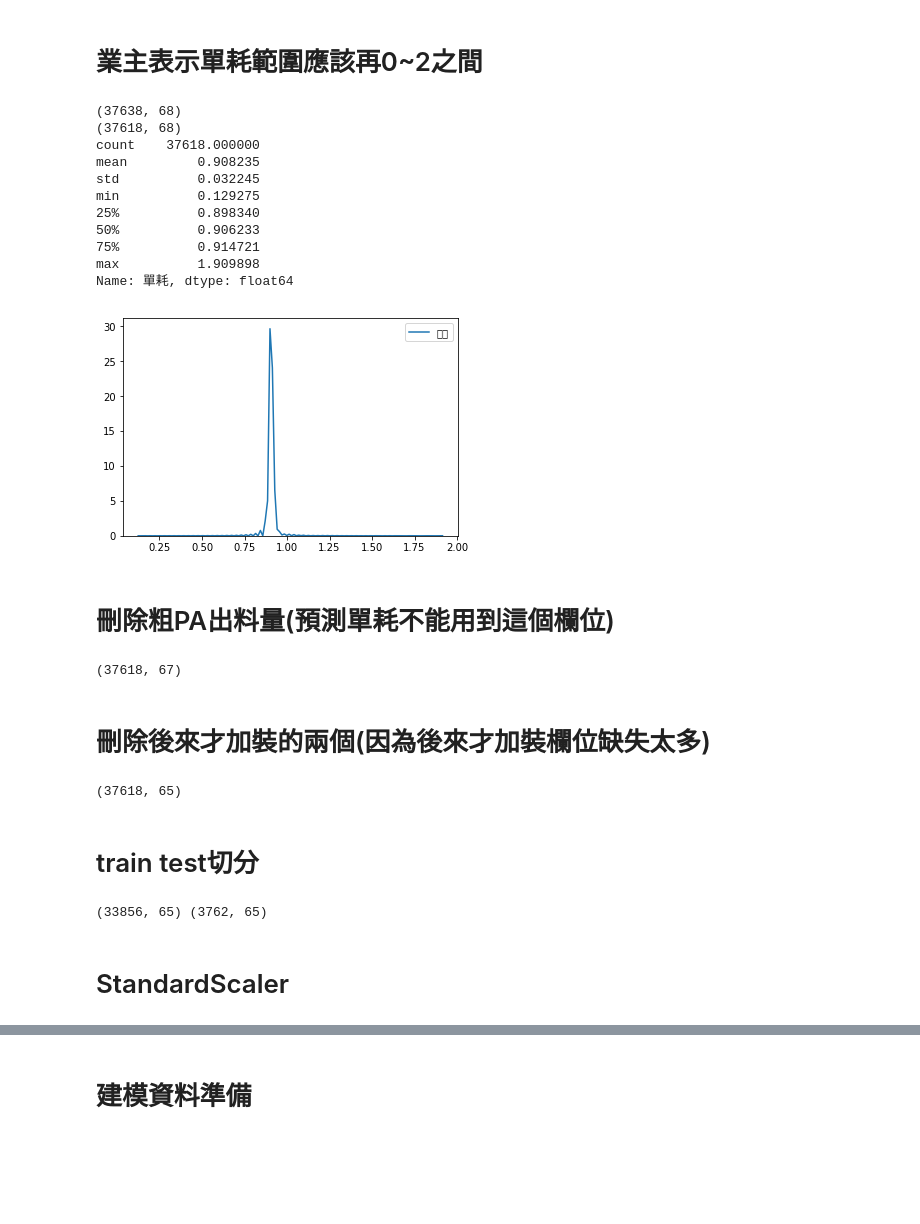
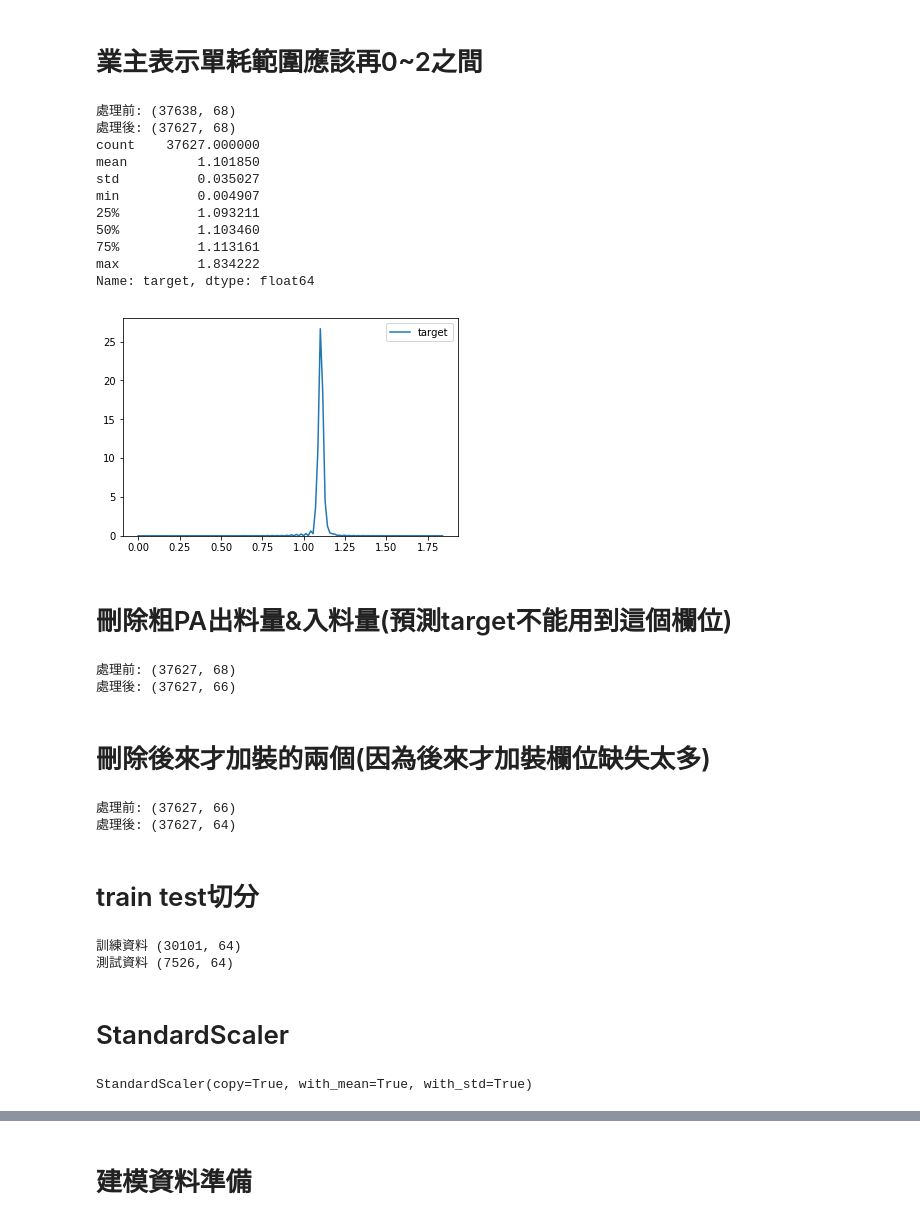
Before and after one commit to skywalker0803r/works, a Jupyter notebook: 南亞PA廠R3_預測單耗.ipynb, the cells around one changed output, grey strips where cells are left out. Saved outputs shown, nothing was run; the diff lists cells and outputs as text; code cells hidden in the pictures; blank space fills up the shorter version.

```diff
--- a/南亞PA廠R3_預測單耗.ipynb
+++ b/南亞PA廠R3_預測單耗.ipynb
@@ -203,4 +185,0 @@ print(df.shape)
-# %%
-df['單耗'] = df['MLPAP_FQ-0619.PV']/df['MLPAP_FQI-0997.PV']
-print(df.shape)
-df.head()
@@ -229,47 +186,64 @@ Name: 單耗, dtype: float64
+# %%
+df['target'] = df['MLPAP_FQI-0997.PV'] / df['MLPAP_FQ-0619.PV'] #粗PA出料量 / OX入料量 一種評估生產效率的指標
 # %% [markdown]
 # 業主表示單耗範圍應該再0~2之間
 # %%
-print(df.shape)
-condition = (df['單耗']>0)&(df['單耗']<=2)
+print('處理前:',df.shape)
+condition = (df['target']>0)&(df['target']<=2)
+#篩選
 df = df[condition]
-print(df.shape)
-sns.kdeplot(df['單耗'])
-print(df['單耗'].describe())
+print('處理後:',df.shape)
+sns.kdeplot(df['target'])
+print(df['target'].describe())
 # %% [output]
-(37638, 68)
-(37618, 68)
-count    37618.000000
-mean         0.908235
-std          0.032245
-min          0.129275
-25%          0.898340
-50%          0.906233
-75%          0.914721
-max          1.909898
-Name: 單耗, dtype: float64
+處理前: (37638, 68)
+處理後: (37627, 68)
+count    37627.000000
+mean         1.101850
+std          0.035027
+min          0.004907
+25%          1.093211
+50%          1.103460
+75%          1.113161
+max          1.834222
+Name: target, dtype: float64
-[figure, old version]
+[figure, new version]
 # %% [markdown]
-# 刪除粗PA出料量(預測單耗不能用到這個欄位)
+# 刪除粗PA出料量&入料量(預測target不能用到這個欄位)
 # %%
-df = df.drop('MLPAP_FQI-0997.PV',axis=1)
-df.shape
+print('處理前:',df.shape)
+df = df.drop('MLPAP_FQI-0997.PV',axis=1)#出料量
+df = df.drop('MLPAP_FQ-0619.PV',axis=1)#入料量
+print('處理後:',df.shape)
 # %% [output]
-(37618, 67)
+處理前: (37627, 68)
+處理後: (37627, 66)
 # %% [markdown]
 # 刪除後來才加裝的兩個(因為後來才加裝欄位缺失太多)
 # %%
-df = df.dropna(axis=1)
-df.shape
+print('處理前:',df.shape)
+df = df.dropna(axis=1)#因為axis=1所以只有那兩欄位會被刪除
+print('處理後:',df.shape)
 # %% [output]
-(37618, 65)
+處理前: (37627, 66)
+處理後: (37627, 64)
 # %% [markdown]
 # train test切分
 # %%
 from sklearn.model_selection import train_test_split
-df_train, df_test = train_test_split(df ,test_size=0.1, random_state=42)
-print(df_train.shape,df_test.shape)
+df_train, df_test = train_test_split(df ,test_size=0.2, random_state=42)
+print('訓練資料',df_train.shape)
+print('測試資料',df_test.shape)
 # %% [output]
-(33856, 65) (3762, 65)
+訓練資料 (30101, 64)
+測試資料 (7526, 64)
 # %% [markdown]
 # StandardScaler
+# %%
+from sklearn.preprocessing import StandardScaler
+#建立縮放器
+ss = StandardScaler()
+ss.fit(df_train)
+# %% [output]
+StandardScaler(copy=True, with_mean=True, with_std=True)
 # %%
```
Also changed, not shown: parts of 50 cells of this notebook.
